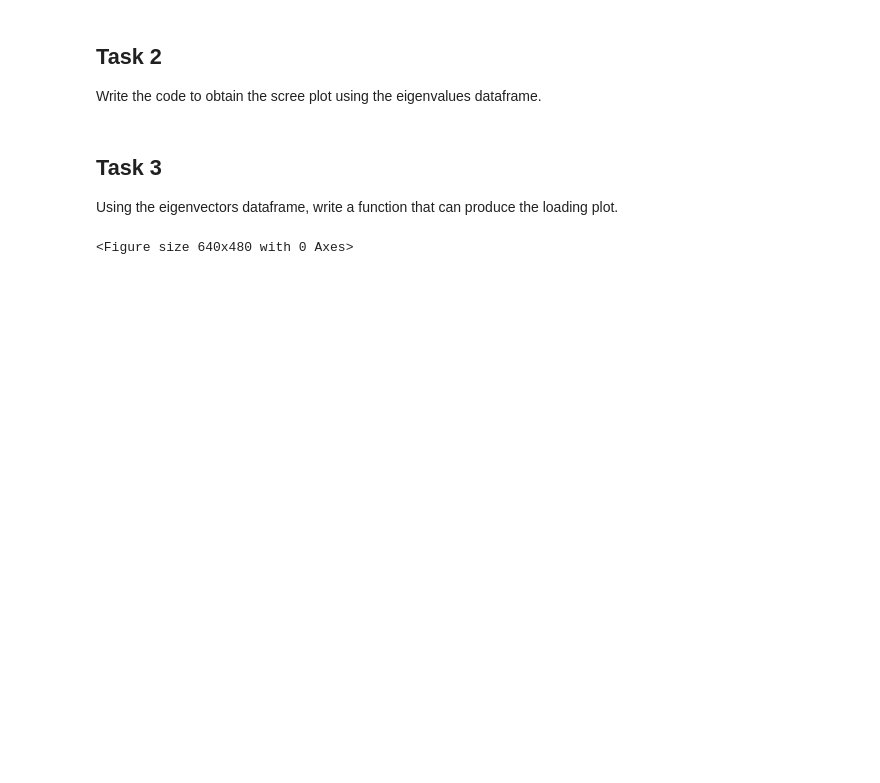
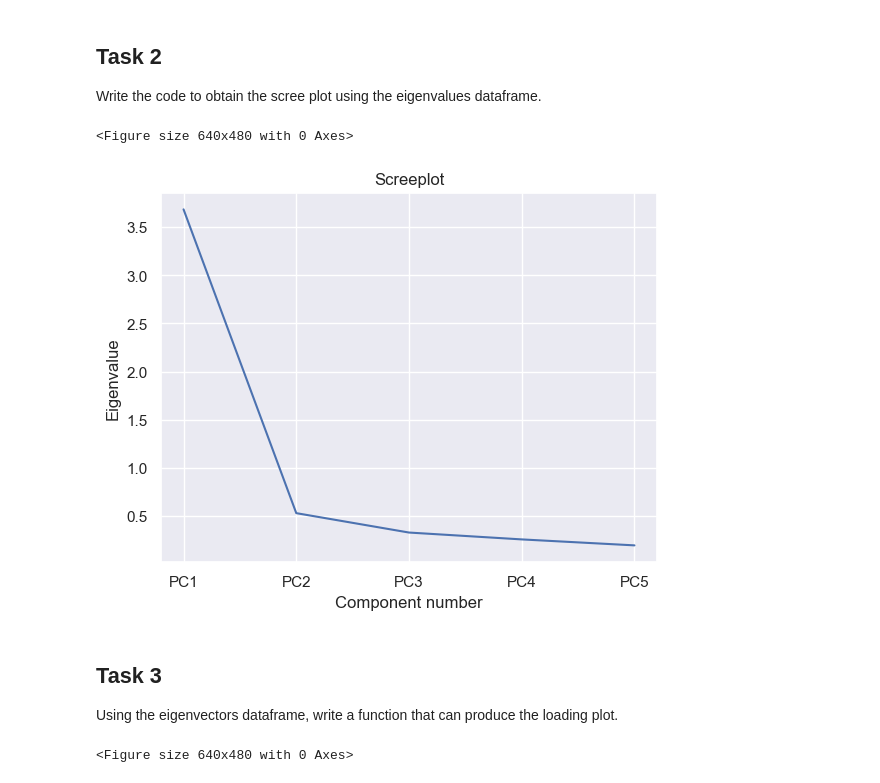
Before and after one commit to fwnriyx/poly, a Jupyter notebook: Math For AI/Week 6/Practical_5d_Example2.ipynb, the cells around one changed output. Drawn from its saved outputs; the diff is of its cells as text; code cells hidden in the pictures; blank space fills up the shorter version.

```diff
--- a/Math For AI/Week 6/Practical_5d_Example2.ipynb
+++ b/Math For AI/Week 6/Practical_5d_Example2.ipynb
@@ -93,3 +97,15 @@ Write the code to obtain the scree plot using the eigenvalues dataframe.
+# %%
+#Scree plot
+import matplotlib.ticker as ticker
+plt.clf()
+fig1, ax1 = plt.subplots()
+ax1.plot(w_df)
+ax1.xaxis.set_major_locator(ticker.MultipleLocator(1))
+ax1.set(xlabel = 'Component number', ylabel = 'Eigenvalue', title = 'Screeplot')
+plt.show()
+# %% [output]
+<Figure size 640x480 with 0 Axes>
+[figure, added]
 # %% [markdown]
 ## Task 3
 Using the eigenvectors dataframe, write a function that can produce the loading plot.
```
Also changed, not shown: parts of 4 cells of this notebook.
